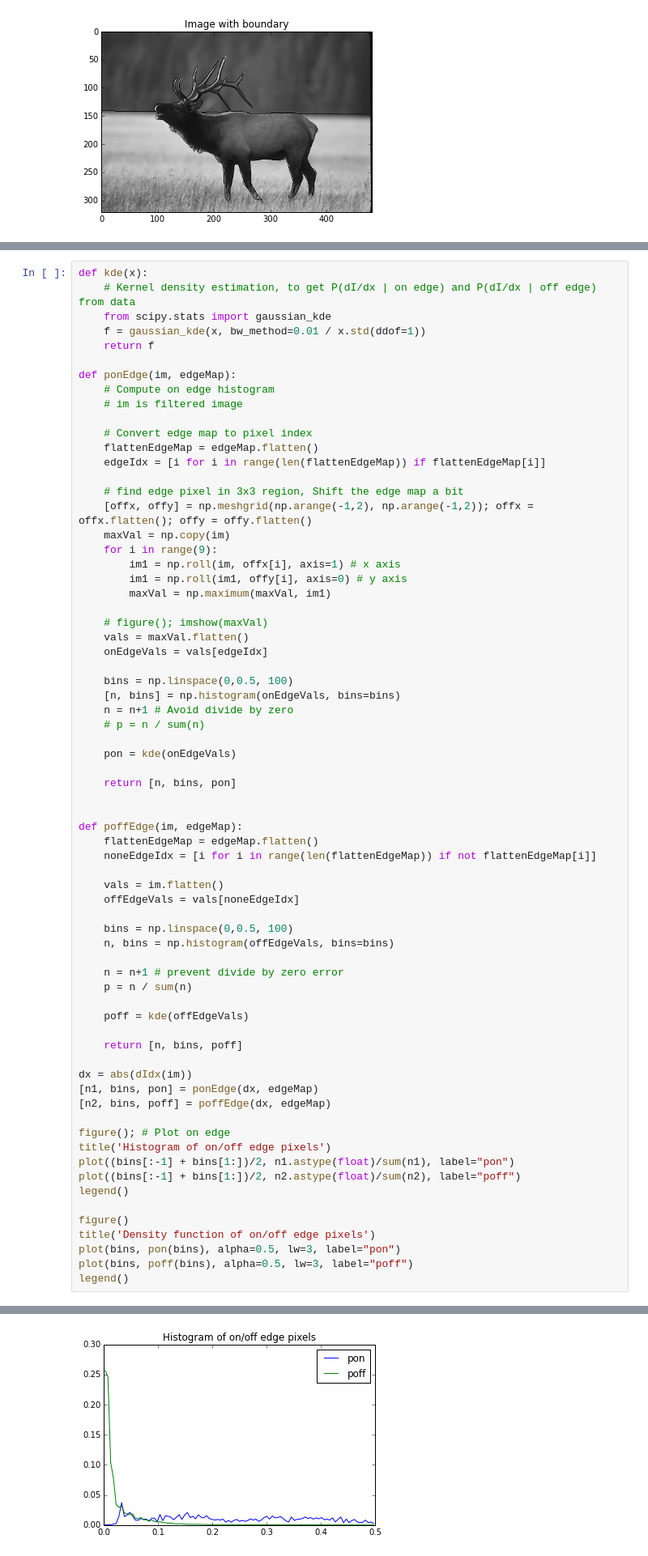
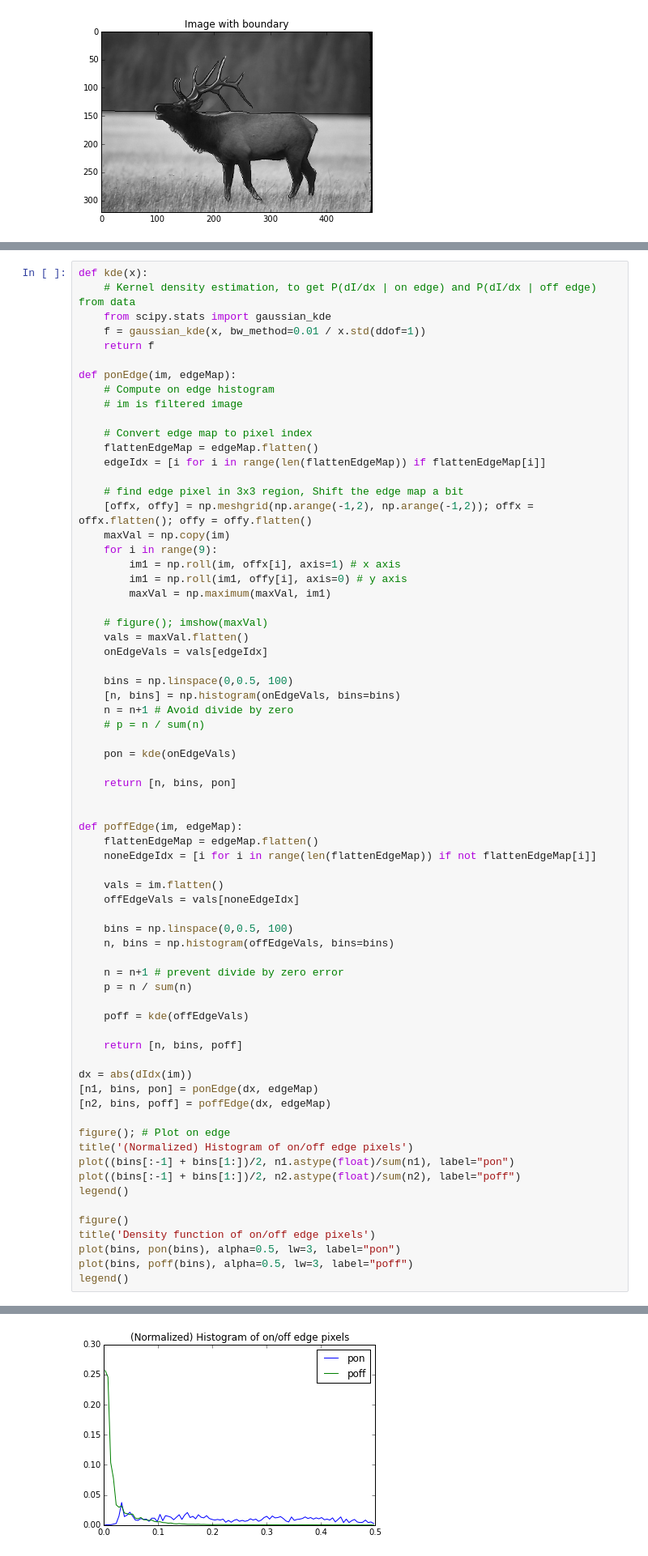
Before and after one commit to qiuwch/Stat271HWFall14, a Jupyter notebook: 1.2BoundaryDemo.ipynb, the cells around one changed output, grey strips where cells are left out. Shown: that part at 81% size. Cells and saved outputs as stored; diff of their text form.

```diff
--- a/1.2EdgeDemo.ipynb
+++ b/1.2BoundaryDemo.ipynb
@@ -117,35 +113,35 @@ def poffEdge(im, edgeMap):
 
     vals = im.flatten()
     offEdgeVals = vals[noneEdgeIdx]
 
     bins = np.linspace(0,0.5, 100)
     n, bins = np.histogram(offEdgeVals, bins=bins)
 
     n = n+1 # prevent divide by zero error
     p = n / sum(n)
 
     poff = kde(offEdgeVals)
 
     return [n, bins, poff]
 
 dx = abs(dIdx(im))
 [n1, bins, pon] = ponEdge(dx, edgeMap)
 [n2, bins, poff] = poffEdge(dx, edgeMap)
 
 figure(); # Plot on edge
-title('Histogram of on/off edge pixels')
+title('(Normalized) Histogram of on/off edge pixels')
 plot((bins[:-1] + bins[1:])/2, n1.astype(float)/sum(n1), label="pon")
 plot((bins[:-1] + bins[1:])/2, n2.astype(float)/sum(n2), label="poff")
 legend()
 
 figure()
 title('Density function of on/off edge pixels')
 plot(bins, pon(bins), alpha=0.5, lw=3, label="pon")
 plot(bins, poff(bins), alpha=0.5, lw=3, label="poff")
 legend()
 # %% [output]
 <matplotlib.legend.Legend at 0x...>
-[figure, old version]
+[figure, new version]
 [figure]
 # %% [markdown]
 # Compute $ P(\frac{dI}{dx} | \text{on edge}) $ and $ P(\frac{dI}{dx} | \text{off edge}) $
```
Also changed, not shown: parts of 5 cells of this notebook, 2 other files.
